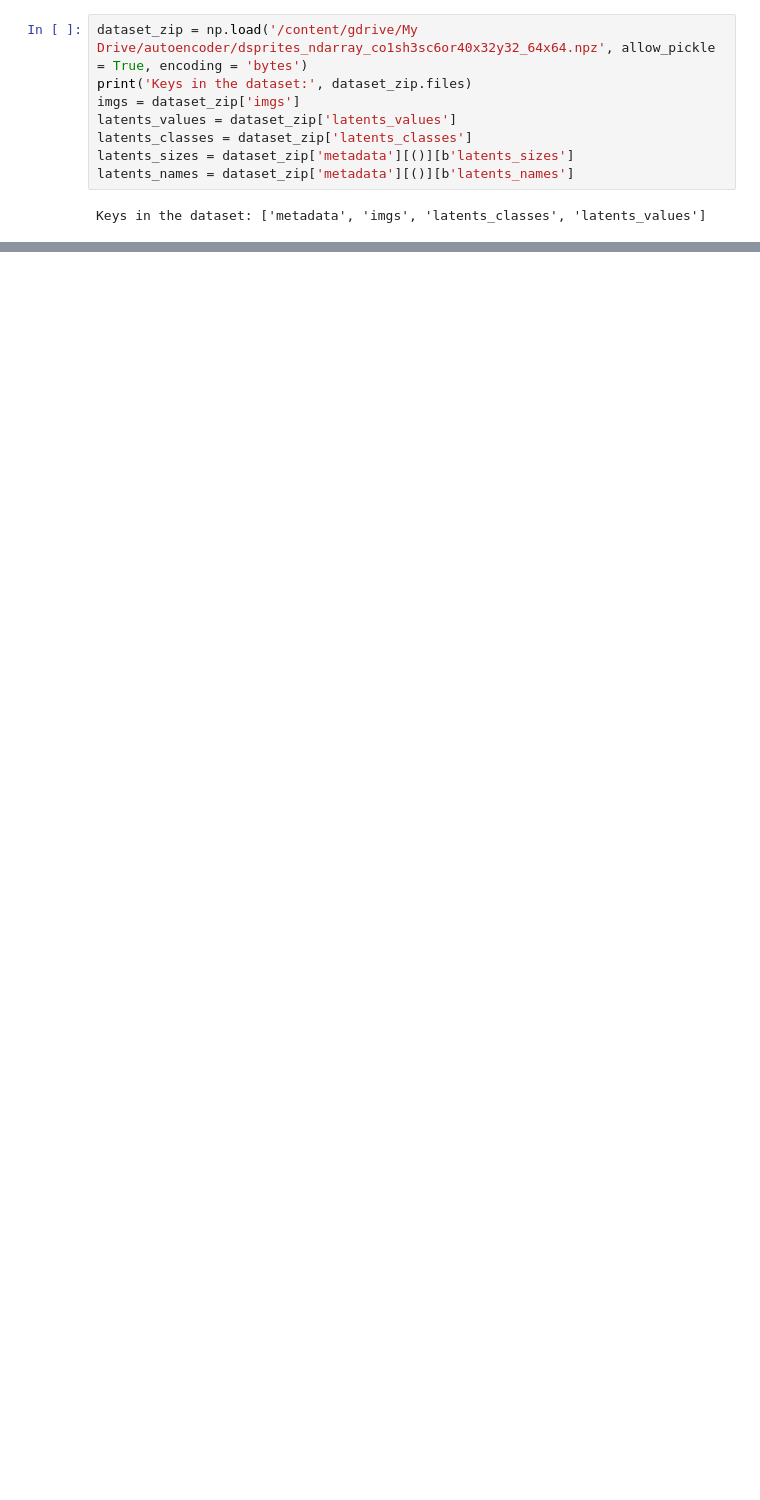
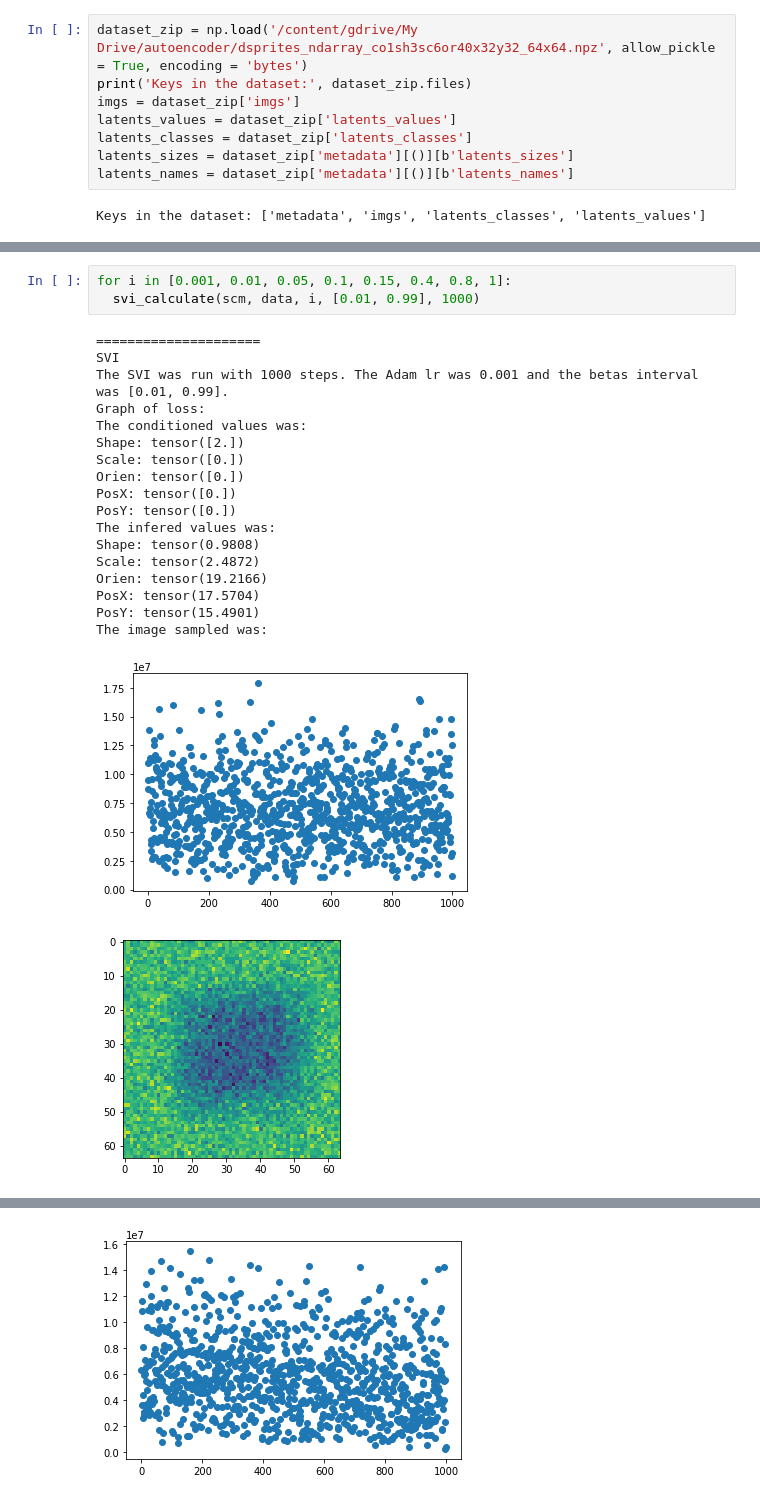
Before and after one commit to GiovaniValdrighi/inferencia_causal, a Jupyter notebook: scm_counterfactual.ipynb, the cells around one changed output, grey strips where cells are left out. Drawn from its saved outputs; the diff is of its cells as text; blank space fills up the shorter version.

```diff
--- a/scm_counterfactual.ipynb
+++ b/scm_counterfactual.ipynb
@@ -268,0 +473,23 @@ tensor([ 1.0018,  0.9955, -0.0065,  ...,  1.0014,  0.9869, -0.0021])
+# %%
+for i in [0.001, 0.01, 0.05, 0.1, 0.15, 0.4, 0.8, 1]:
+  svi_calculate(scm, data, i, [0.01, 0.99], 1000)
+# %% [output]
+=====================
+SVI
+The SVI was run with 1000 steps. The Adam lr was 0.001 and the betas interval was [0.01, 0.99].
+Graph of loss:
+The conditioned values was:
+Shape: tensor([2.])
+Scale: tensor([0.])
+Orien: tensor([0.])
+PosX: tensor([0.])
+PosY: tensor([0.])
+The infered values was:
+Shape: tensor(0.9808)
+Scale: tensor(2.4872)
+Orien: tensor(19.2166)
+PosX: tensor(17.5704)
+PosY: tensor(15.4901)
+The image sampled was:
+[figure, added]
+[figure, added]
@@ -268,0 +513 @@ tensor([ 1.0018,  0.9955, -0.0065,  ...,  1.0014,  0.9869, -0.0021])
+[figure, added]
```
Also changed, not shown: parts of 10 cells of this notebook.
